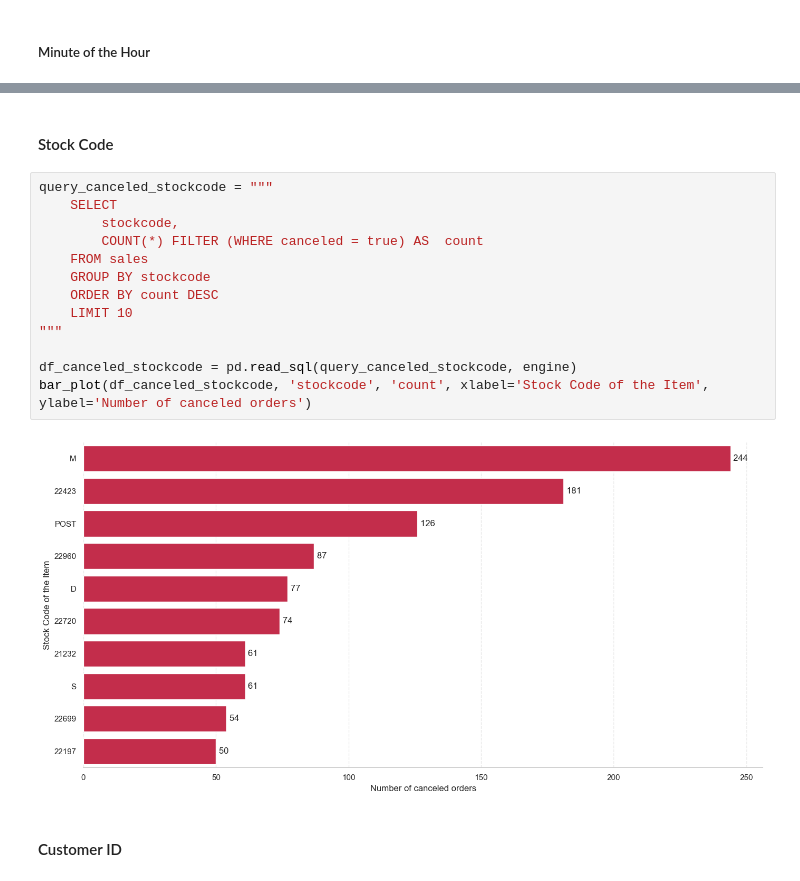
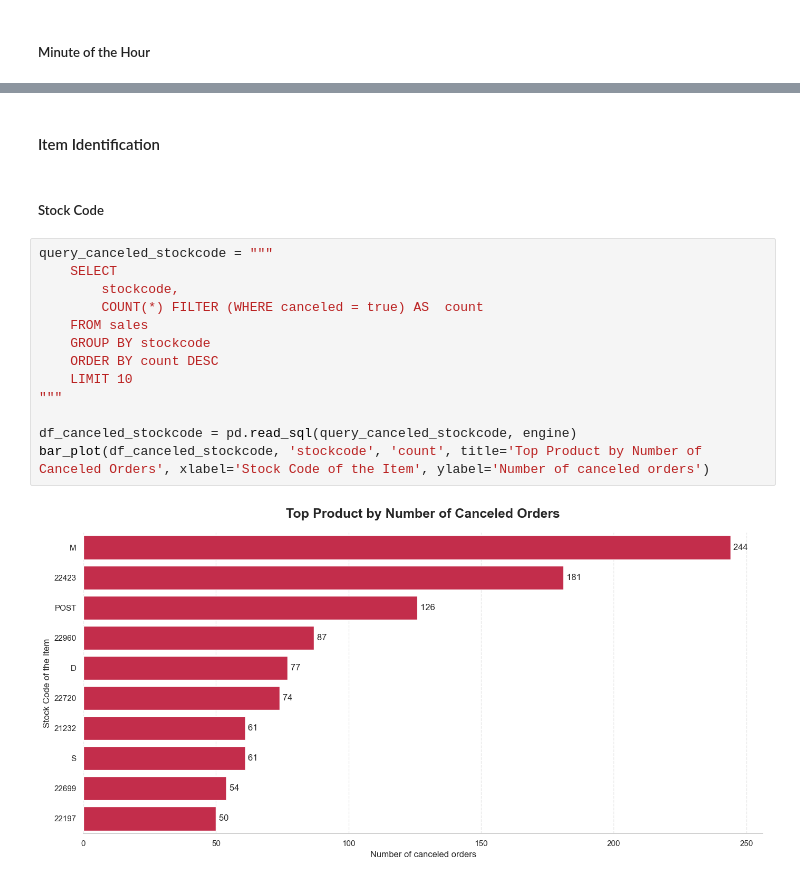
Before and after one commit to Timon-NEON/marketplace_sql_ml_analitics_project, a Jupyter notebook: notebooks/02_sql_analysis.ipynb, the cells around one changed output, grey strips where cells are left out. Cells and saved outputs as stored; diff of their text form.

```diff
--- a/notebooks/02_sql_analysis.ipynb
+++ b/notebooks/02_sql_analysis.ipynb
@@ -559,19 +595,19 @@ vertical_bar_plot(df_minute_hour_check, 'minute', 'cancellations', xlabel='Hour
+# %% [markdown]
+#### Item Identification
 # %% [markdown]
-#### Stock Code
+##### Stock Code
 # %%
 query_canceled_stockcode = """
     SELECT
         stockcode,
         COUNT(*) FILTER (WHERE canceled = true) AS  count
     FROM sales
     GROUP BY stockcode
     ORDER BY count DESC
     LIMIT 10
 """
 
 df_canceled_stockcode = pd.read_sql(query_canceled_stockcode, engine)
-bar_plot(df_canceled_stockcode, 'stockcode', 'count', xlabel='Stock Code of the Item', ylabel='Number of canceled orders')
+bar_plot(df_canceled_stockcode, 'stockcode', 'count', title='Top Product by Number of Canceled Orders', xlabel='Stock Code of the Item', ylabel='Number of canceled orders')
 # %% [output]
-[figure, old version]
+[figure, new version]
-# %% [markdown]
-#### Customer ID
```
Also changed, not shown: parts of 37 cells of this notebook, 17 other files.
